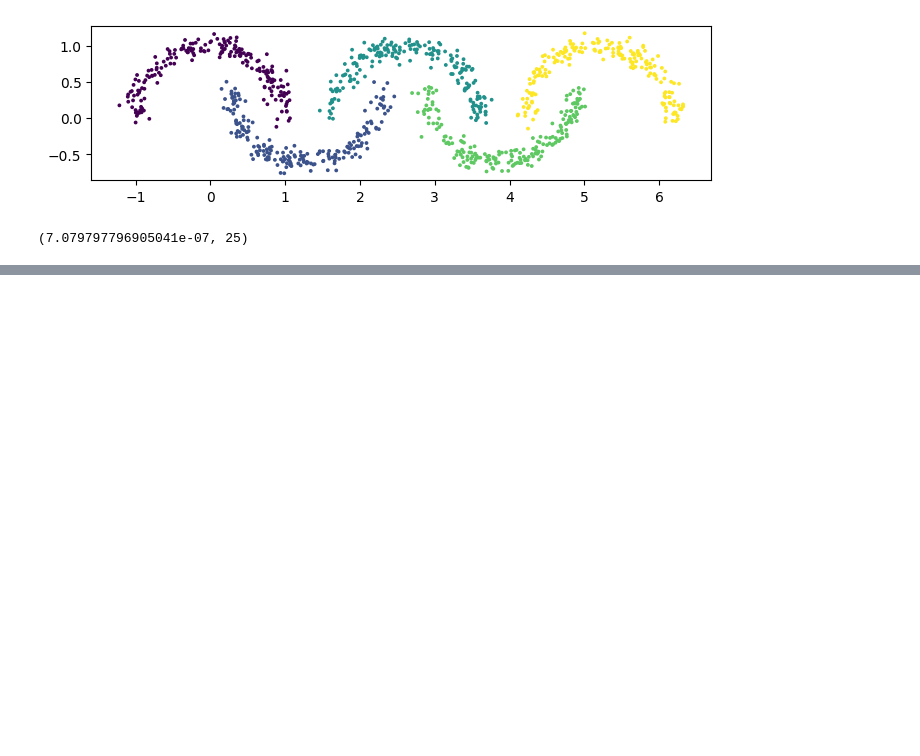
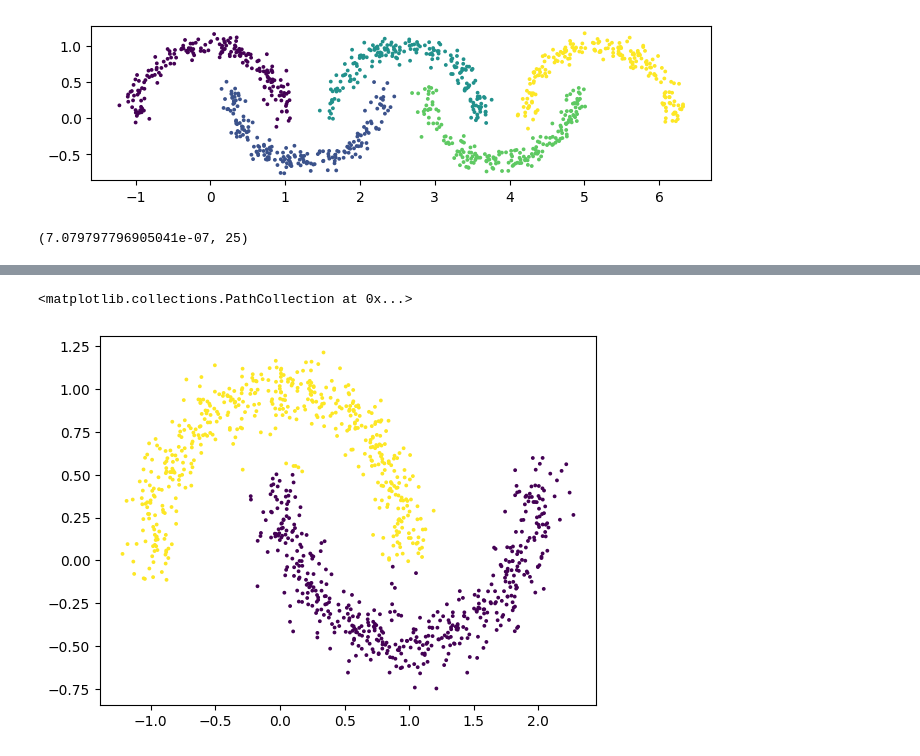
Before and after one commit to uol-feps-soc-comp3932-2324-classroom/synoptic-project-cassimpatel, a Jupyter notebook: prelim_analysis/network_datasets.ipynb, the cells around one changed output, grey strips where cells are left out. Cells and saved outputs as stored; diff of their text form; code cells hidden in the pictures; blank space fills up the shorter version.

```diff
--- a/prelim_analysis/network_datasets.ipynb
+++ b/prelim_analysis/network_datasets.ipynb
@@ -284,0 +308,4 @@ square(5)
+# %%
+# X = np.array([[0, 1, 2, 3, 4]]).T
+y = x.fit(X)
+print(y)
@@ -284,0 +330,5 @@ square(5)
+# %%
+plt.scatter(X[:,0], X[:,1], c=y, s=3)
+# %% [output]
+<matplotlib.collections.PathCollection at 0x...>
+[figure, added]
```
Also changed, not shown: parts of 3 cells of this notebook, 1 other file.
